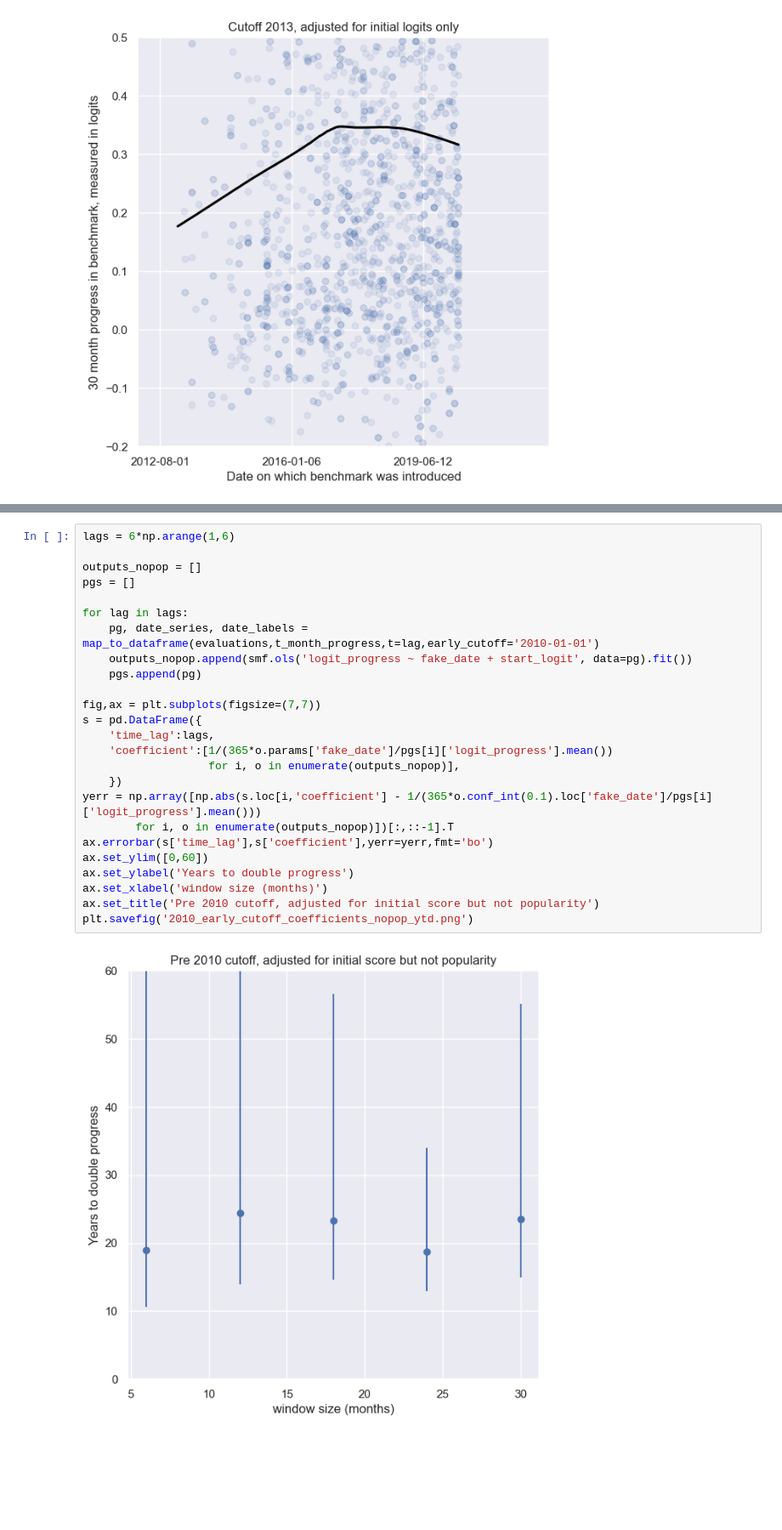
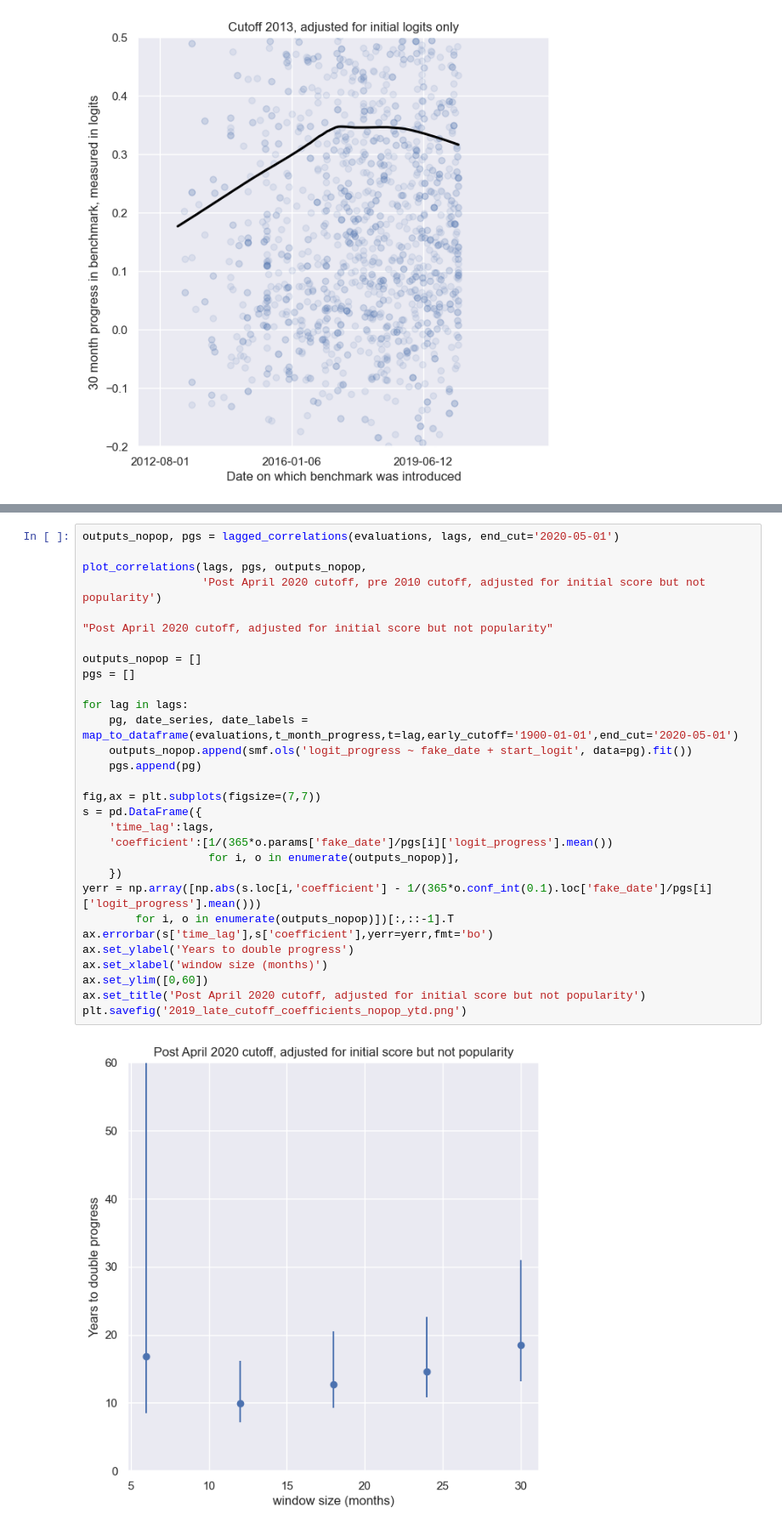
Before and after one commit to davidoj/benchmark-master-trend, a Jupyter notebook: PWC download.ipynb, the cells around one changed output, grey strips where cells are left out. Shown: that part at 85% size. Saved outputs shown, nothing was run; the diff lists cells and outputs as text; blank space fills up the shorter version.

```diff
--- a/PWC download.ipynb
+++ b/PWC download.ipynb
@@ -515,27 +574,32 @@ fig, ax = plot_dataframe(
 # %%
-lags = 6*np.arange(1,6)
+outputs_nopop, pgs = lagged_correlations(evaluations, lags, end_cut='2020-05-01')
+
+plot_correlations(lags, pgs, outputs_nopop,
+                  'Post April 2020 cutoff, pre 2010 cutoff, adjusted for initial score but not popularity')
+
+"Post April 2020 cutoff, adjusted for initial score but not popularity"
 
 outputs_nopop = []
 pgs = []
 
 for lag in lags:
-    pg, date_series, date_labels = map_to_dataframe(evaluations,t_month_progress,t=lag,early_cutoff='2010-01-01')
+    pg, date_series, date_labels = map_to_dataframe(evaluations,t_month_progress,t=lag,early_cutoff='1900-01-01',end_cut='2020-05-01')
     outputs_nopop.append(smf.ols('logit_progress ~ fake_date + start_logit', data=pg).fit())
     pgs.append(pg)
 
 fig,ax = plt.subplots(figsize=(7,7))
 s = pd.DataFrame({
     'time_lag':lags,
     'coefficient':[1/(365*o.params['fake_date']/pgs[i]['logit_progress'].mean())
                    for i, o in enumerate(outputs_nopop)],
     })
 yerr = np.array([np.abs(s.loc[i,'coefficient'] - 1/(365*o.conf_int(0.1).loc['fake_date']/pgs[i]['logit_progress'].mean()))
         for i, o in enumerate(outputs_nopop)])[:,::-1].T
 ax.errorbar(s['time_lag'],s['coefficient'],yerr=yerr,fmt='bo')
-ax.set_ylim([0,60])
 ax.set_ylabel('Years to double progress')
 ax.set_xlabel('window size (months)')
-ax.set_title('Pre 2010 cutoff, adjusted for initial score but not popularity')
-plt.savefig('2010_early_cutoff_coefficients_nopop_ytd.png')
+ax.set_ylim([0,60])
+ax.set_title('Post April 2020 cutoff, adjusted for initial score but not popularity')
+plt.savefig('2019_late_cutoff_coefficients_nopop_ytd.png')
 # %% [output]
-[figure, old version]
+[figure, new version]
```
Also changed, not shown: parts of 12 cells of this notebook, 1 other file.
